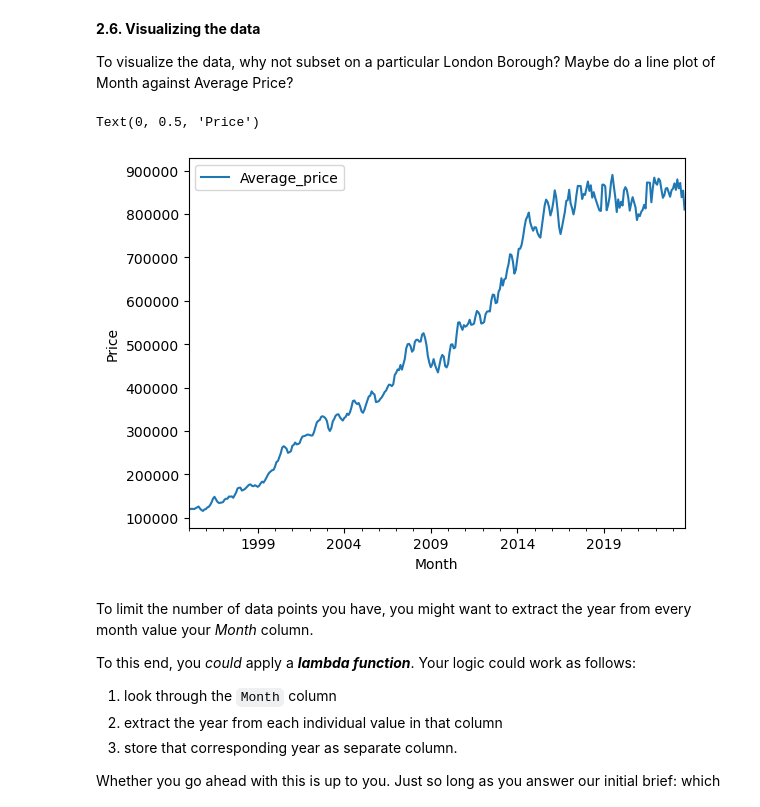
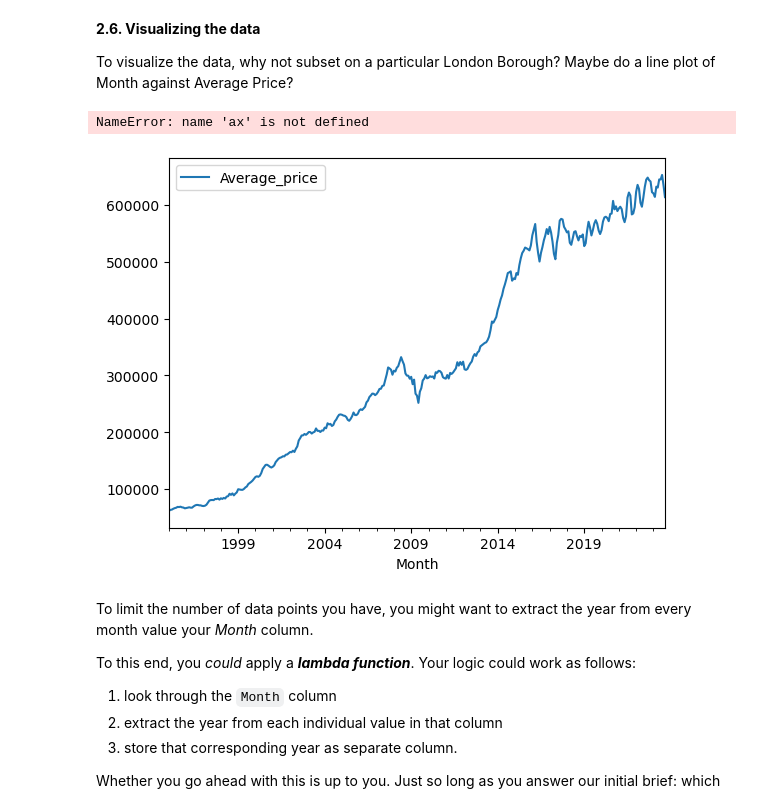
Before and after one commit to Hdubbs81/Case-Study---London-Housing, a Jupyter notebook: Unit 4 Challenge - Tier 3.ipynb, the cells around one changed output. Saved outputs shown, nothing was run; the diff lists cells and outputs as text; code cells hidden in the pictures.

```diff
--- a/Unit 4 Challenge - Tier 3.ipynb
+++ b/Unit 4 Challenge - Tier 3.ipynb
@@ -233,12 +233,20 @@ df.head(50)
 
 To visualize the data, why not subset on a particular London Borough? Maybe do a line plot of Month against Average Price?
 # %%
-camden_data = df[df['London_Borough']=='Camden']
-ax = camden_data.plot.line(x='Month',y='Average_price')
-ax.set_ylabel('Price')
+def Borough_data(c):
+    d = c.plot.line(x='Month',y='Average_price')
+    ax.set_ylabel('Price')
+
+Borough_data(df[df['London_Borough']=='Hackney'])
+Borough_data(df[df['London_Borough']=='Kensington & Chelsea'])
+
+
+#camden_data = df[df['London_Borough']=='Camden']
+#ax = camden_data.plot.line(x='Month',y='Average_price')
+#ax.set_ylabel('Price')
 # %% [output]
-Text(0, 0.5, 'Price')
+NameError: name 'ax' is not defined
-[figure, old version]
+[figure, new version]
 # %% [markdown]
 To limit the number of data points you have, you might want to extract the year from every month value your *Month* column.
 
```
Also changed, not shown: parts of 3 cells of this notebook.
